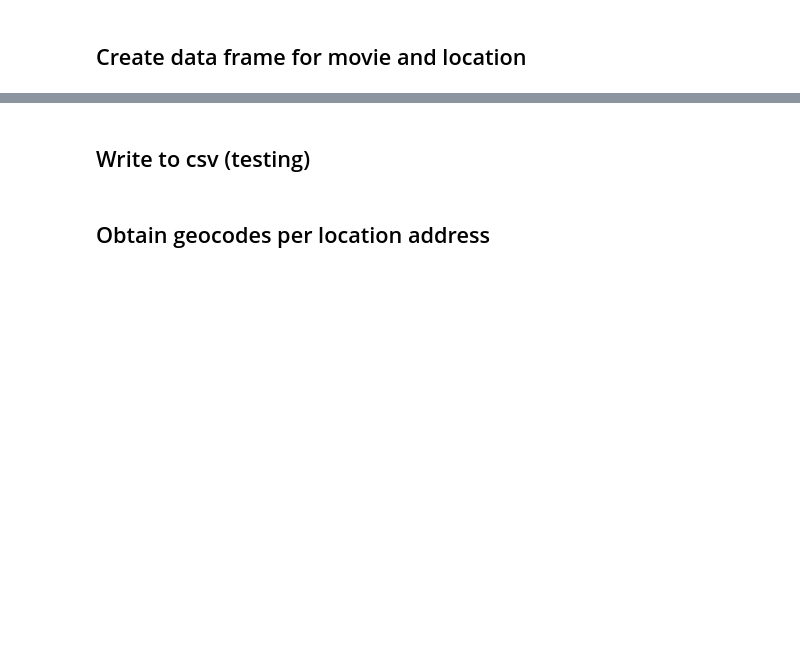
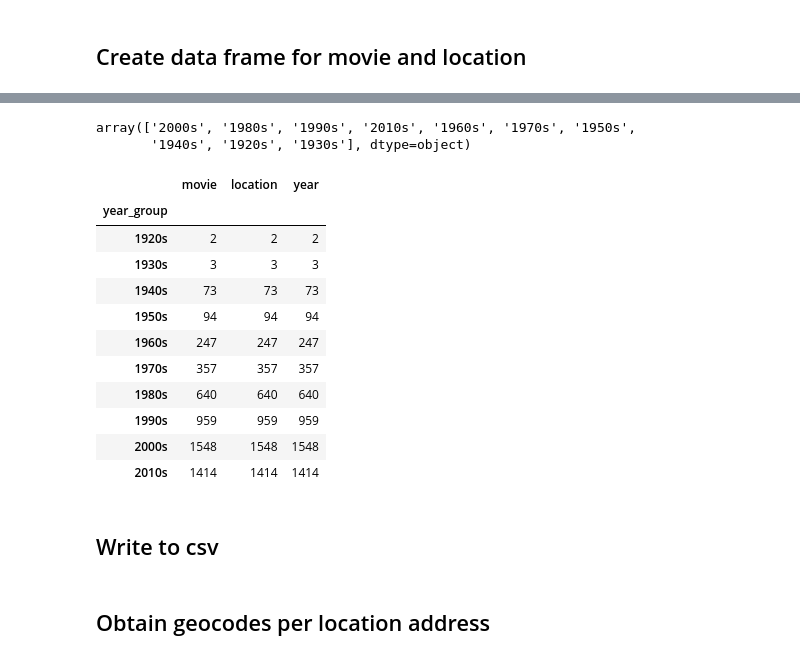
Before and after one commit to nycdatasci/bootcamp005_project, a Jupyter notebook: Project3-WebScraping/IsmaelJaimeCruz/NYC Movies Locations.ipynb, the cells around one changed output, grey strips where cells are left out. Drawn from its saved outputs; the diff is of its cells as text; code cells hidden in the pictures; blank space fills up the shorter version.

```diff
--- a/Project3-WebScraping/IsmaelJaimeCruz/NYC Movies Locations.ipynb
+++ b/Project3-WebScraping/IsmaelJaimeCruz/NYC Movies Locations.ipynb
@@ -181,3 +282,23 @@ locations_df.head()
+# %%
+locations_df['year_group'].unique()
+# %% [output]
+array(['2000s', '1980s', '1990s', '2010s', '1960s', '1970s', '1950s',
+       '1940s', '1920s', '1930s'], dtype=object)
+# %%
+locations_df.groupby('year_group').count()
+# %% [output]
+|  | movie | location | year |
+| year_group |  |  |  |
+| 1920s | 2 | 2 | 2 |
+| 1930s | 3 | 3 | 3 |
+| 1940s | 73 | 73 | 73 |
+| 1950s | 94 | 94 | 94 |
+| 1960s | 247 | 247 | 247 |
+| 1970s | 357 | 357 | 357 |
+| 1980s | 640 | 640 | 640 |
+| 1990s | 959 | 959 | 959 |
+| 2000s | 1548 | 1548 | 1548 |
+| 2010s | 1414 | 1414 | 1414 |
 # %% [markdown]
-## Write to csv (testing)
+## Write to csv
 # %%
```
Also changed, not shown: parts of 36 cells of this notebook, 1 other file.
